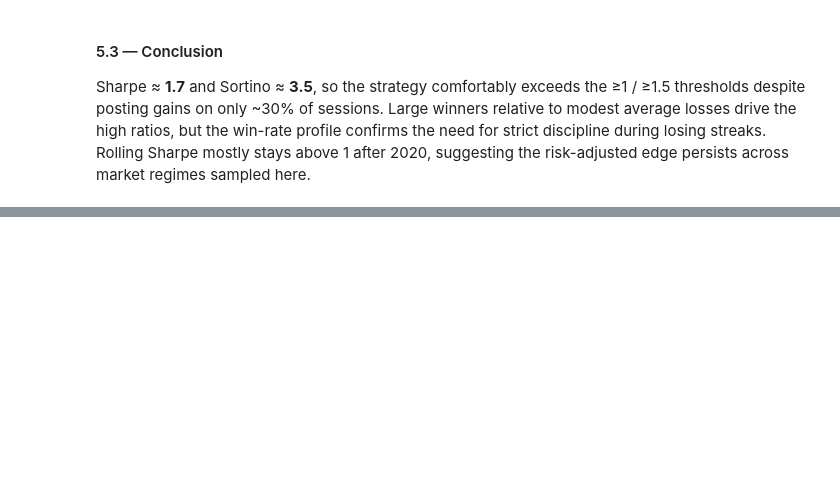
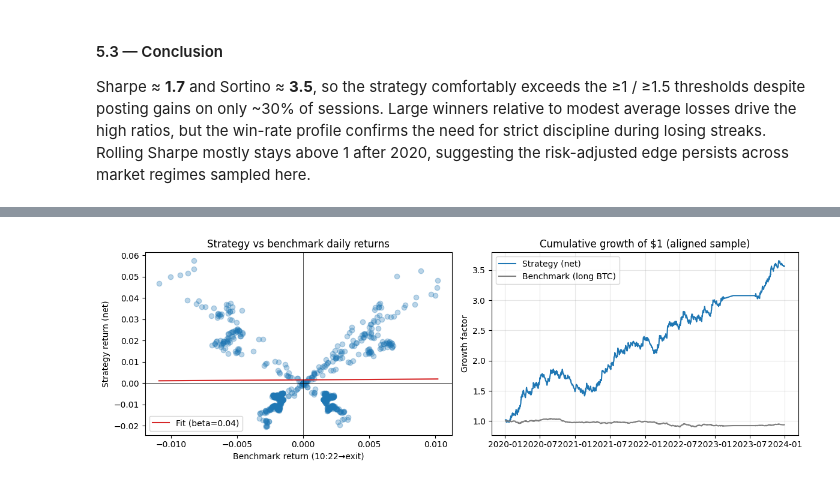
Before and after one commit to Mbaka11/OpeningRangeTradingStrategy, a Jupyter notebook: notebooks/05_performance_risk.ipynb, the cells around one changed output, grey strips where cells are left out. Drawn from its saved outputs; the diff is of its cells as text; code cells hidden in the pictures; blank space fills up the shorter version.

Commit message:
final metrics and conlcusion

```diff
--- a/notebooks/05_performance_risk.ipynb
+++ b/notebooks/05_performance_risk.ipynb
@@ -192,0 +237,86 @@ Sharpe ≈ **1.7** and Sortino ≈ **3.5**, so the strategy comfortably exceeds
+# %%
+
+# 5.4 — Alpha/Beta diagnostics vs BTC intraday benchmark
+
+import matplotlib.pyplot as plt
+
+if 'TABLES' not in globals():
+    TABLES = ROOT / 'reports' / 'tables'
+if 'BT_CSV' not in globals():
+    BT_CSV = TABLES / 'backtest_daily_net.csv'
+
+if 'daily' not in globals():
+    daily = pd.read_csv(BT_CSV, parse_dates=['date']).sort_values('date').reset_index(drop=True)
+
+required_cols = {'date', 'entry_price', 'exit_price'}
+if not required_cols.issubset(daily.columns):
+    missing = required_cols.difference(daily.columns)
+    raise ValueError(f"Missing columns in backtest table: {missing}")
+
+benchmark = daily[['date', 'entry_price', 'exit_price']].copy()
+benchmark['benchmark_return'] = (benchmark['exit_price'] - benchmark['entry_price']) / benchmark['entry_price']
+benchmark_series = benchmark.set_index('date')['benchmark_return']
+
+returns = pd.DataFrame({
+    'strategy': perf['daily_return'],
+    'benchmark': benchmark_series
+}).dropna()
+
+RF_ANNUAL_ALPHA = 0.03
+rf_daily_alpha = RF_ANNUAL_ALPHA / TRADING_DAYS
+
+excess_strategy = returns['strategy'] - rf_daily_alpha
+excess_benchmark = returns['benchmark'] - rf_daily_alpha
+
+beta = excess_strategy.cov(excess_benchmark) / excess_benchmark.var()
+alpha_daily = excess_strategy.mean() - beta * excess_benchmark.mean()
+alpha_annual = alpha_daily * TRADING_DAYS
+
+beta_raw = returns['strategy'].cov(returns['benchmark']) / returns['benchmark'].var()
+alpha_raw = returns['strategy'].mean() - beta_raw * returns['benchmark'].mean()
+
+bench_ann_return = (1 + returns['benchmark']).prod() ** (TRADING_DAYS / len(returns)) - 1
+r_squared = excess_strategy.corr(excess_benchmark) ** 2
+
+stats = pd.DataFrame([
+    {"metric": "Beta (excess returns)", "value": beta, "target": "< 1 (market-neutral)", "meets_target": beta < 1},
+    {"metric": "Alpha (annualised)", "value": alpha_annual, "target": "> 0", "meets_target": alpha_annual > 0},
+    {"metric": "Benchmark annualised return", "value": bench_ann_return, "target": "Context", "meets_target": np.nan},
+    {"metric": "R-squared", "value": r_squared, "target": "Context", "meets_target": np.nan},
+])
+
+def format_value(row):
+    v = row['value']
+    if pd.isna(v):
+        return '—'
+    if 'Beta' in row['metric'] or 'R-squared' in row['metric']:
+        return f"{v:.2f}"
+    return f"{v:.2%}"
+
+stats['value_display'] = stats.apply(format_value, axis=1)
+print(f"Sample size = {len(returns)} aligned days")
+display(stats[['metric', 'value_display', 'target', 'meets_target']])
+
+fig, axes = plt.subplots(1, 2, figsize=(12, 4))
+
+axes[0].scatter(returns['benchmark'], returns['strategy'], alpha=0.3, color='tab:blue')
+x_vals = np.linspace(returns['benchmark'].min(), returns['benchmark'].max(), 200)
+axes[0].plot(x_vals, alpha_raw + beta_raw * x_vals, color='tab:red', label=f'Fit (beta={beta_raw:.2f})')
+axes[0].axhline(0, color='black', linewidth=0.5)
+axes[0].axvline(0, color='black', linewidth=0.5)
+axes[0].set_title('Strategy vs benchmark daily returns')
+axes[0].set_xlabel('Benchmark return (10:22→exit)')
+axes[0].set_ylabel('Strategy return (net)')
+axes[0].legend()
+
+cum = (1 + returns).cumprod()
+axes[1].plot(cum.index, cum['strategy'], label='Strategy (net)', color='tab:blue')
+axes[1].plot(cum.index, cum['benchmark'], label='Benchmark (long BTC)', color='tab:gray')
+axes[1].set_title('Cumulative growth of $1 (aligned sample)')
+axes[1].set_ylabel('Growth factor')
+axes[1].grid(True, alpha=0.3)
+axes[1].legend()
+
+plt.tight_layout()
+plt.show()
+# %% [output]
@@ -192,0 +329 @@ Sharpe ≈ **1.7** and Sortino ≈ **3.5**, so the strategy comfortably exceeds
+[figure, added]
```
Also changed, not shown: parts of 14 cells of this notebook.
